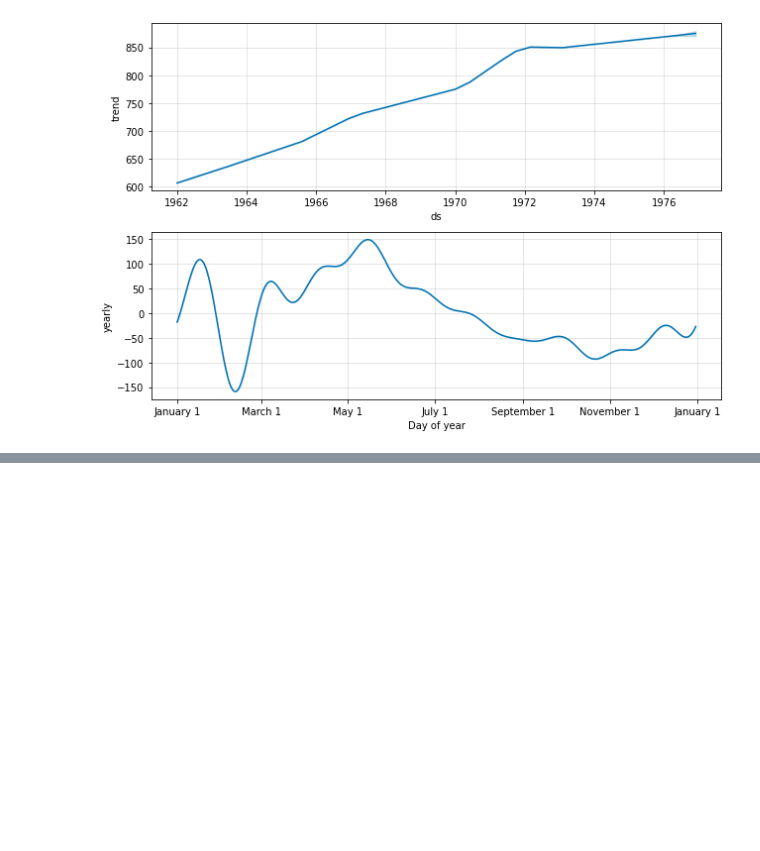
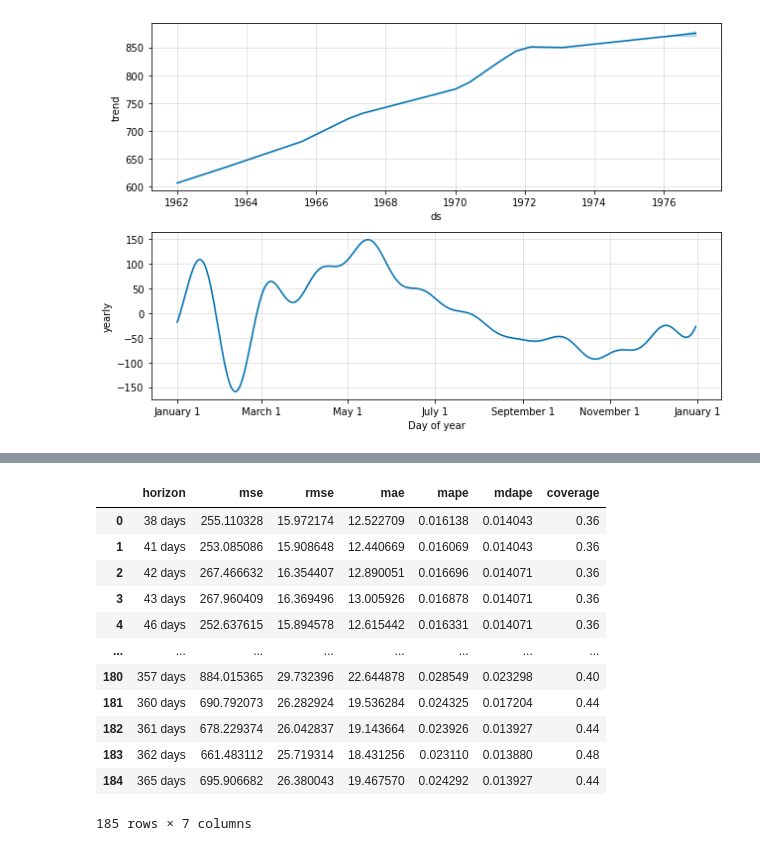
Before and after one commit to sudarshan-koirala/time-series-forecasting, a Jupyter notebook: time-series-facebook-prophet.ipynb, the cells around one changed output, grey strips where cells are left out. Cells and saved outputs as stored; diff of their text form; code cells hidden in the pictures; blank space fills up the shorter version.

```diff
--- a/time-series-facebook-prophet.ipynb
+++ b/time-series-facebook-prophet.ipynb
@@ -174,0 +214,20 @@ model.plot_components(prediction)
+# %%
+# performance metrics
+from fbprophet.diagnostics import performance_metrics
+
+df_pm = performance_metrics(df_cv)
+df_pm
+# %% [output]
+|  | horizon | mse | rmse | mae | mape | mdape | coverage |
+| 0 | 38 days | 255.110328 | 15.972174 | 12.522709 | 0.016138 | 0.014043 | 0.36 |
+| 1 | 41 days | 253.085086 | 15.908648 | 12.440669 | 0.016069 | 0.014043 | 0.36 |
+| 2 | 42 days | 267.466632 | 16.354407 | 12.890051 | 0.016696 | 0.014071 | 0.36 |
+| 3 | 43 days | 267.960409 | 16.369496 | 13.005926 | 0.016878 | 0.014071 | 0.36 |
+| 4 | 46 days | 252.637615 | 15.894578 | 12.615442 | 0.016331 | 0.014071 | 0.36 |
+| ... | ... | ... | ... | ... | ... | ... | ... |
+| 180 | 357 days | 884.015365 | 29.732396 | 22.644878 | 0.028549 | 0.023298 | 0.40 |
+| 181 | 360 days | 690.792073 | 26.282924 | 19.536284 | 0.024325 | 0.017204 | 0.44 |
+| 182 | 361 days | 678.229374 | 26.042837 | 19.143664 | 0.023926 | 0.013927 | 0.44 |
+| 183 | 362 days | 661.483112 | 25.719314 | 18.431256 | 0.023110 | 0.013880 | 0.48 |
+| 184 | 365 days | 695.906682 | 26.380043 | 19.467570 | 0.024292 | 0.013927 | 0.44 |
+185 rows × 7 columns
```
Also changed, not shown: parts of 10 cells of this notebook.
